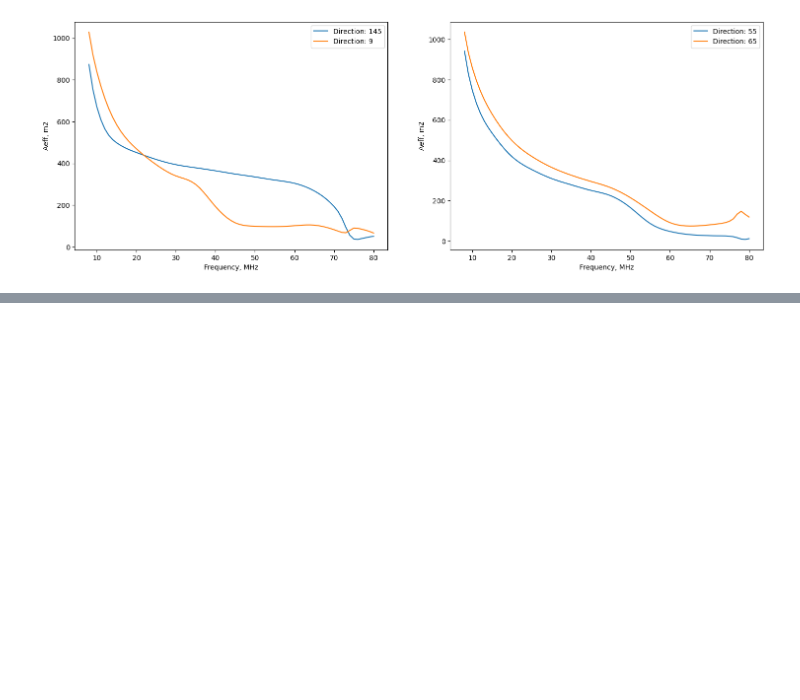
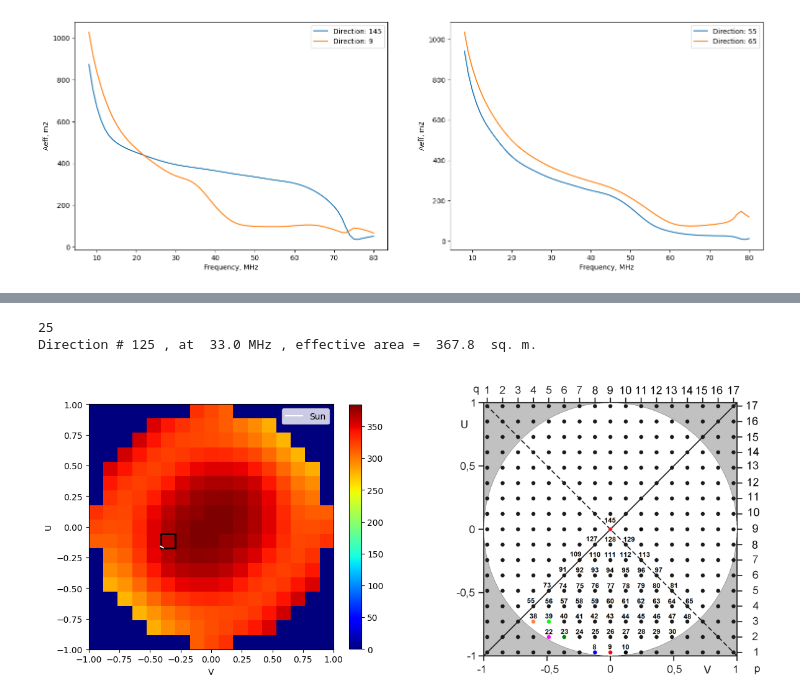
Before and after one commit to serge-yerin/jupyter-radio-astronomy, a Jupyter notebook: antennas_GURT_array_calibration.ipynb, the cells around one changed output, grey strips where cells are left out. Cells and saved outputs as stored; diff of their text form; code cells hidden in the pictures; blank space fills up the shorter version.

Commit message:
mirrored eff area, added solar burst

```diff
--- a/antennas_GURT_array_calibration.ipynb
+++ b/antennas_GURT_array_calibration.ipynb
@@ -104,0 +184,45 @@ fig.colorbar(pos, ax=ax0, shrink=0.73);
+# %%
+# Convert altitude - azimuth to uv code
+cor_u = (r_sun / 100) * np.sin(sun_alt_az.az.rad)
+cor_v = (r_sun / 100) * np.cos(sun_alt_az.az.rad)
+
+# Create a Rectangle patch
+p = 8      # As in figure
+q = 6      # As in figure
+freq = 33  # MHz
+
+freq_ind, = np.where(np.isclose(frequency, freq))
+freq_ind = freq_ind[0]
+print(freq_ind)
+
+start_x = -1 + (q-1) * 1/8.5
+start_y = -1 + (p-1) * 1/8.5
+l = 1/8.5
+
+rect = patches.Rectangle((start_x, start_y), l, l, linewidth=2, edgecolor='black', facecolor='none')
+
+pa = 17-p  # Index of Aeff
+qa = q-1   # Index of Aeff
+# a_eff_gost_sq[pa, qa, 0] = 1200  # Use only to indicate the square in the plot
+
+cur_dir = 17 * (p-1) + q  # Current direction
+
+print('Direction #', cur_dir, ', at ', frequency[freq_ind],'MHz , effective area = ', a_eff_gost_sq[pa, qa, freq_ind], ' sq. m.')
+
+fig, (ax0, ax1) = plt.subplots(1, 2, figsize=(14, 7))
+pos = ax0.imshow(a_eff_gost_sq[:, :, freq_ind], cmap='jet', extent=[-1, 1, -1, 1])
+ax0.add_patch(rect)
+ax0.plot(cor_u, cor_v, label=('Sun'), color='white')
+ax0.set_xlabel('V')
+ax0.set_ylabel('U')
+ax0.set_aspect('equal')
+ax0.set_xlim([-1, 1])
+ax0.set_ylim([-1, 1])
+ax0.legend()
+ax1.imshow(img_0)
+ax1.axis('off')
+fig.colorbar(pos, ax=ax0, shrink=0.73);
+# %% [output]
+25
+Direction # 125 , at  33.0 MHz , effective area =  367.8  sq. m.
+[figure, added]
```
Also changed, not shown: parts of 10 cells of this notebook.
